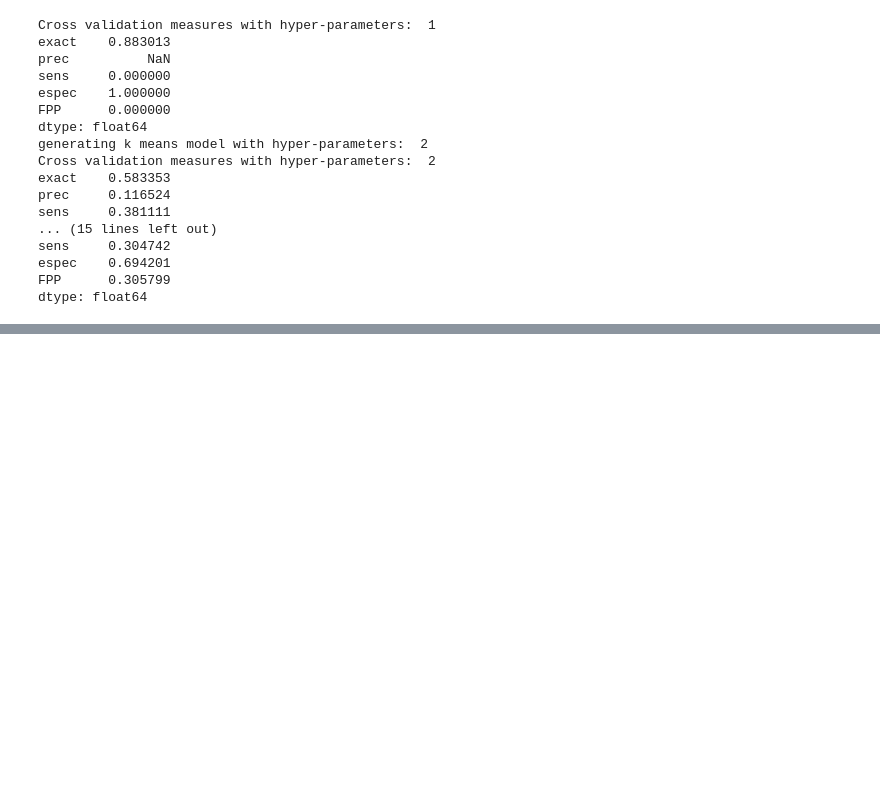
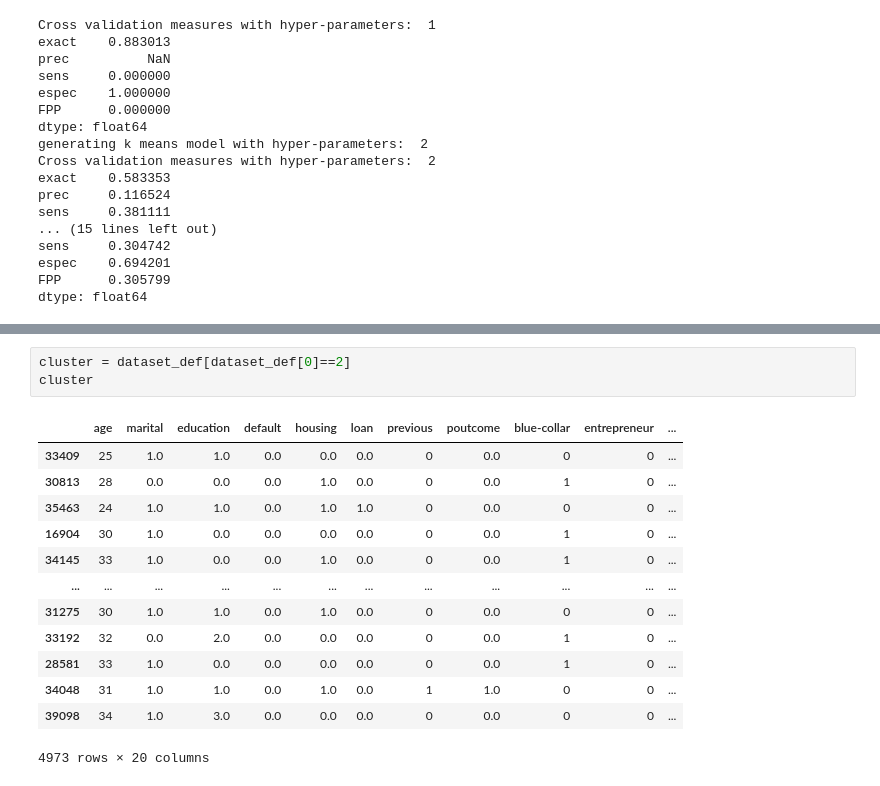
Before and after one commit to estebanhernandezr/Entregas-Semanales, a Jupyter notebook: AndreyEsteban_LizarazoHernandez_proyecto4.ipynb, the cells around one changed output, grey strips where cells are left out. Saved outputs shown, nothing was run; the diff lists cells and outputs as text; blank space fills up the shorter version.

```diff
--- a/AndreyEsteban_LizarazoHernandez_proyecto4.ipynb
+++ b/AndreyEsteban_LizarazoHernandez_proyecto4.ipynb
@@ -439,0 +457,17 @@ exact: 0.7863270777479893  preci: 0.16300794021485288  sensi: 0.2  espec: 0.8639
+# %%
+cluster = dataset_def[dataset_def[0]==2]
+cluster
+# %% [output]
+|  | age | marital | education | default | housing | loan | previous | poutcome | blue-collar | entrepreneur | ... |
+| 33409 | 25 | 1.0 | 1.0 | 0.0 | 0.0 | 0.0 | 0 | 0.0 | 0 | 0 | ... |
+| 30813 | 28 | 0.0 | 0.0 | 0.0 | 1.0 | 0.0 | 0 | 0.0 | 1 | 0 | ... |
+| 35463 | 24 | 1.0 | 1.0 | 0.0 | 1.0 | 1.0 | 0 | 0.0 | 0 | 0 | ... |
+| 16904 | 30 | 1.0 | 0.0 | 0.0 | 0.0 | 0.0 | 0 | 0.0 | 1 | 0 | ... |
+| 34145 | 33 | 1.0 | 0.0 | 0.0 | 1.0 | 0.0 | 0 | 0.0 | 1 | 0 | ... |
+| ... | ... | ... | ... | ... | ... | ... | ... | ... | ... | ... | ... |
+| 31275 | 30 | 1.0 | 1.0 | 0.0 | 1.0 | 0.0 | 0 | 0.0 | 0 | 0 | ... |
+| 33192 | 32 | 0.0 | 2.0 | 0.0 | 0.0 | 0.0 | 0 | 0.0 | 1 | 0 | ... |
+| 28581 | 33 | 1.0 | 0.0 | 0.0 | 0.0 | 0.0 | 0 | 0.0 | 1 | 0 | ... |
+| 34048 | 31 | 1.0 | 1.0 | 0.0 | 1.0 | 0.0 | 1 | 1.0 | 0 | 0 | ... |
+| 39098 | 34 | 1.0 | 3.0 | 0.0 | 0.0 | 0.0 | 0 | 0.0 | 0 | 0 | ... |
+4973 rows × 20 columns
```
Also changed, not shown: parts of 5 cells of this notebook.
